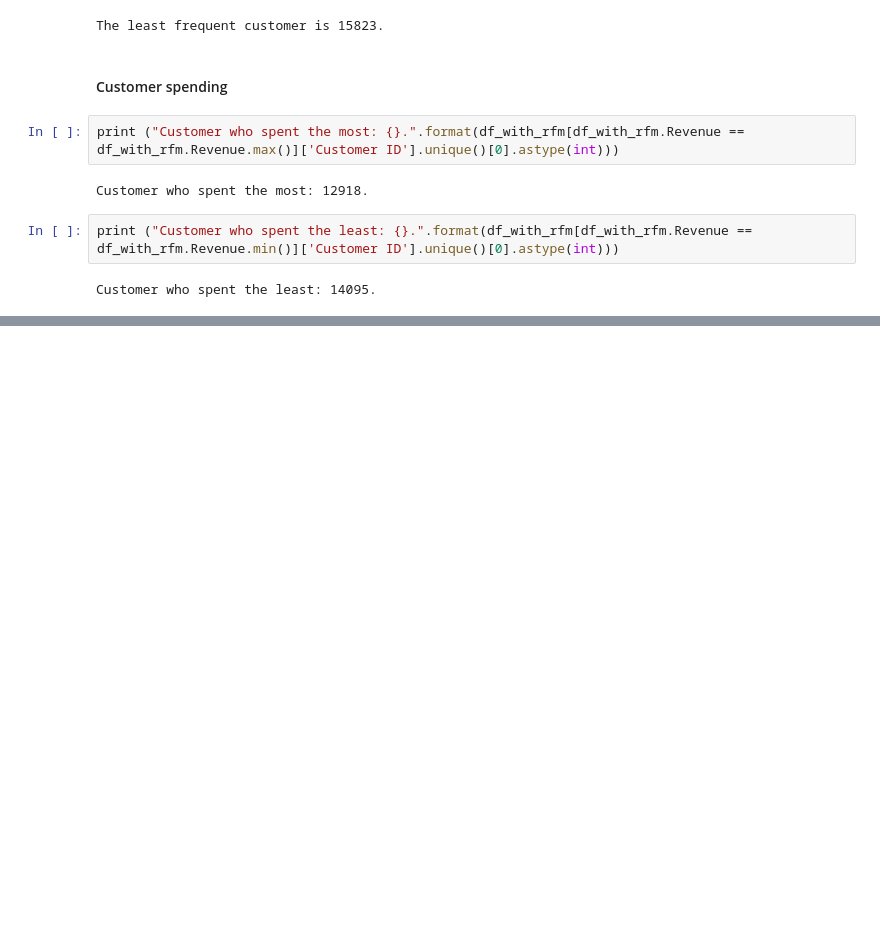
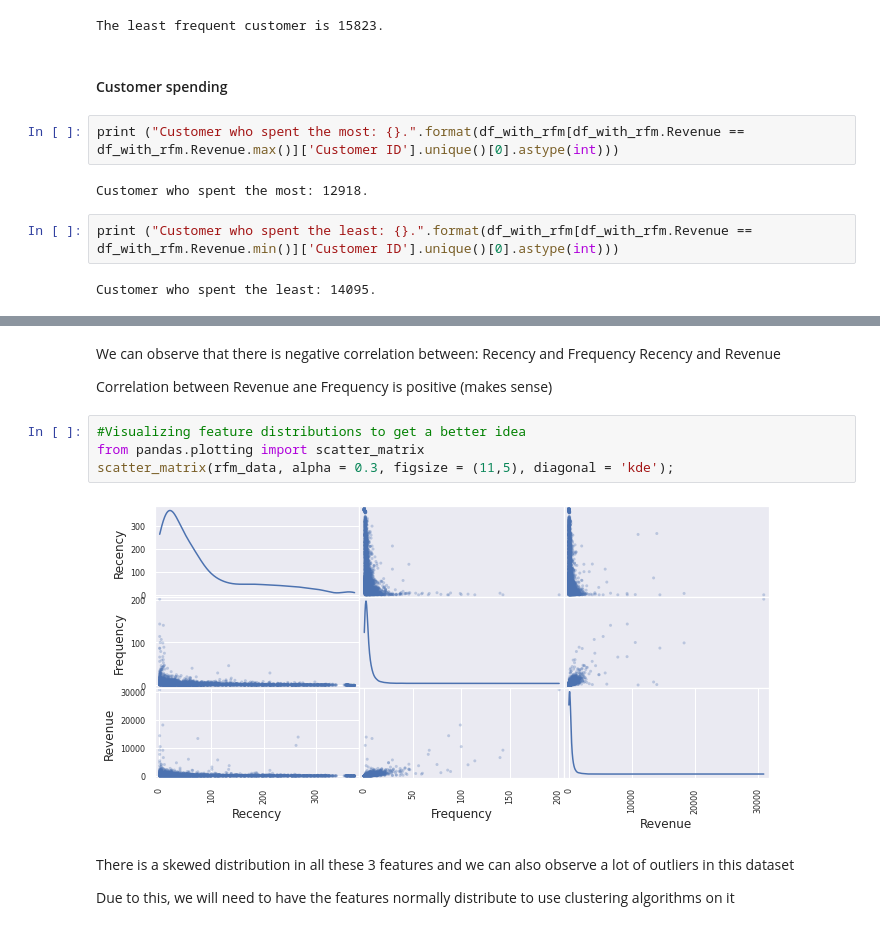
Before and after one commit to alokg1019/DataMining_Team1, a Jupyter notebook: EDA_Customer_Segmentation_Retail.ipynb, the cells around one changed output, grey strips where cells are left out. Drawn from its saved outputs; the diff is of its cells as text; blank space fills up the shorter version.

```diff
--- a/EDA_Customer_Segmentation_Retail.ipynb
+++ b/EDA_Customer_Segmentation_Retail.ipynb
@@ -791,0 +826,16 @@ Customer who spent the least: 14095.
+# %% [markdown]
+We can observe that there is negative correlation between:
+    Recency and Frequency
+    Recency and Revenue
+
+Correlation between Revenue ane Frequency is positive (makes sense)
+# %%
+#Visualizing feature distributions to get a better idea
+from pandas.plotting import scatter_matrix
+scatter_matrix(rfm_data, alpha = 0.3, figsize = (11,5), diagonal = 'kde');
+# %% [output]
+[figure, added]
+# %% [markdown]
+There is a skewed distribution in all these 3 features and we can also observe a lot of outliers in this dataset
+
+Due to this, we will need to have the features normally distribute to use clustering algorithms on it
```
Also changed, not shown: parts of 24 cells of this notebook.
